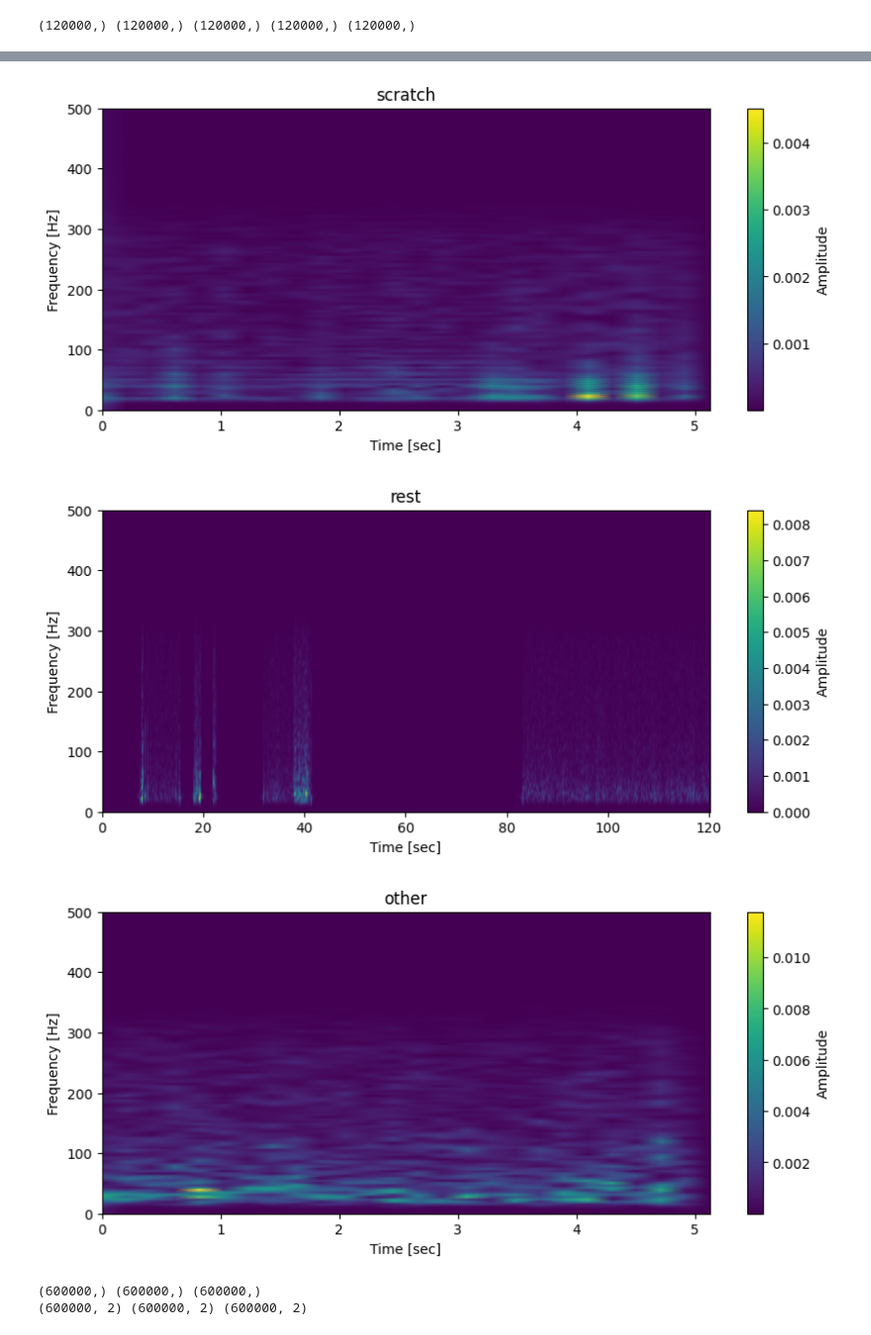
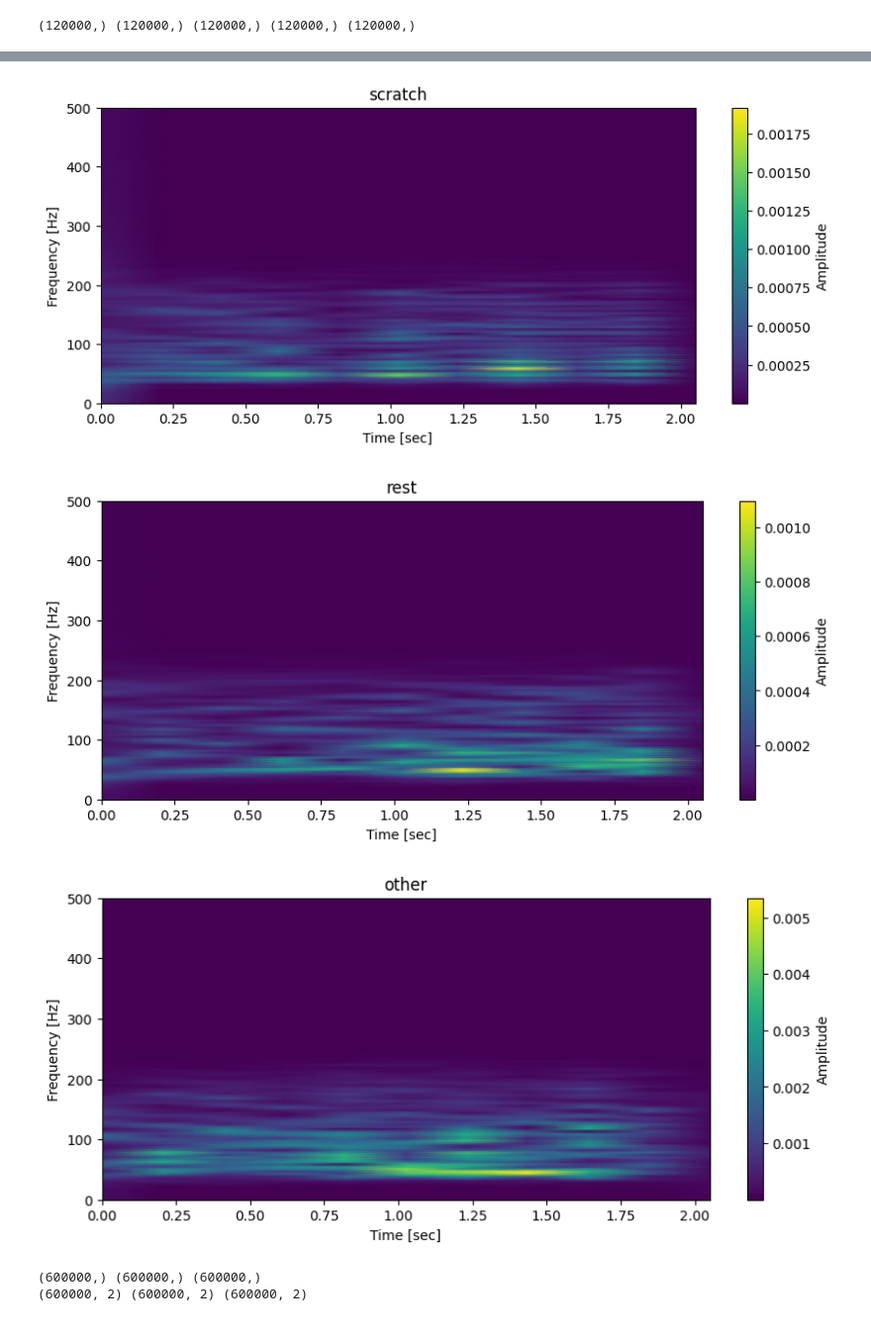
Before and after one commit to Aryanaut/ecz-ware, a Jupyter notebook: training/myoware_testing.ipynb, the cells around one changed output, grey strips where cells are left out. Shown: that part at 99% size. Cells and saved outputs as stored; diff of their text form; code cells hidden in the pictures.

```diff
--- a/training/myoware_testing.ipynb
+++ b/training/myoware_testing.ipynb
@@ -48,7 +48,7 @@ def normalize(data):
     data = (data - data.min()) / (data.max() - data.min())
     return data
 
-def bandpass_filter(data, lowcut=20.0, highcut=300.0, fs=1000.0, order=4):
+def bandpass_filter(data, lowcut=40.0, highcut=200.0, fs=1000.0, order=4):
     nyq = 0.5 * fs
     b, a = butter(order, [lowcut/nyq, highcut/nyq], btype='band')
     return filtfilt(b, a, data)
@@ -67,7 +67,7 @@ def adaptive_notch_filter(data, fs=1000.0, quality=30):
 def cleanup(data):
     data = normalize(data)
     data = bandpass_filter(data)
-    data = adaptive_notch_filter(data)
+    # data = adaptive_notch_filter(data)
     return data
 
 def stft(x, sampling_rate=1000):
@@ -115,9 +115,9 @@ vishal_other = cleanup(vishal_other)
 
 """
 
-aryan_scratch_c = cleanup(aryan_scratch)[-5000:]
-aryan_rest_c = cleanup(aryan_rest)
-aryan_other_c = cleanup(aryan_other)[-5000:]
+aryan_scratch_c = cleanup(aryan_scratch)[-2000:]
+aryan_rest_c = cleanup(aryan_rest)[-2000:]
+aryan_other_c = cleanup(aryan_other)[-2000:]
 
 f1, t1, spec_scratch = stft_full(aryan_scratch_c, sampling_rate=1000, useNp=True)
 f2, t2, spec_rest = stft_full(aryan_rest_c, sampling_rate=1000, useNp=True)
@@ -156,6 +156,6 @@ plt.show()
-[figure, old version]
+[figure, new version]
-[figure, old version]
+[figure, new version]
-[figure, old version]
+[figure, new version]
 # %%
 # helper functions to train the model
 
```
Also changed, not shown: parts of 10 cells of this notebook, 2 other files.
